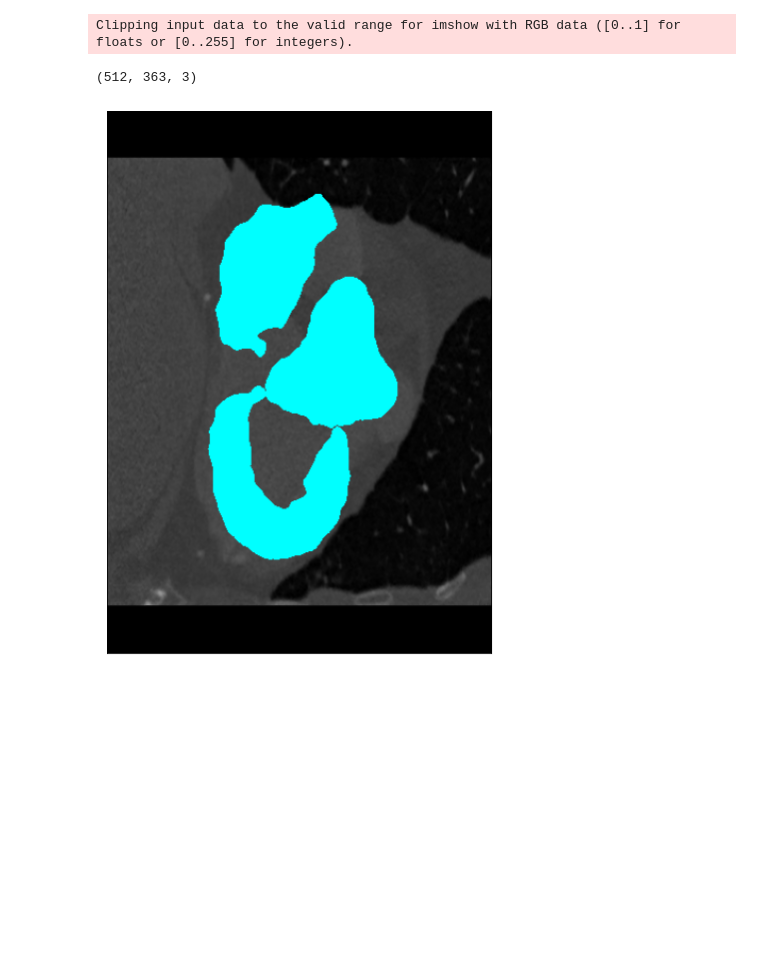
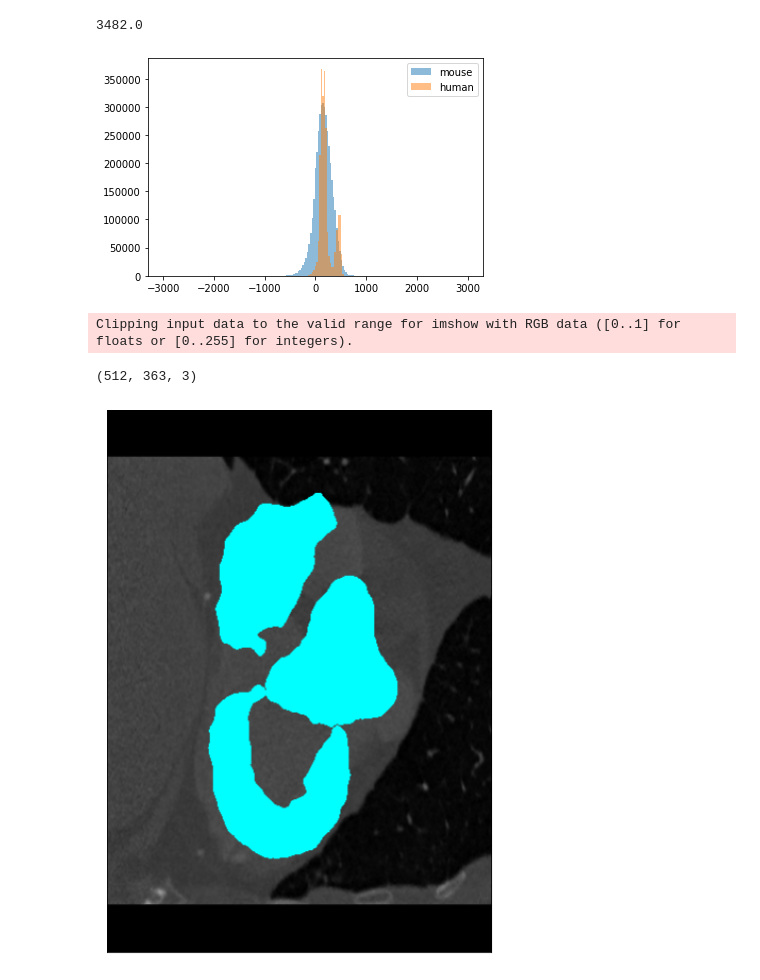
Before and after one commit to eyw2003/MicroCTsegmentation, a Jupyter notebook: Noteooks/Human Heart Dataset Exploration.ipynb, the cells around one changed output. Cells and saved outputs as stored; diff of their text form; code cells hidden in the pictures; blank space fills up the shorter version.

```diff
--- a/Noteooks/Human Heart Dataset Exploration.ipynb
+++ b/Noteooks/Human Heart Dataset Exploration.ipynb
@@ -20,7 +20,7 @@ from ipywidgets import interact, interactive, IntSlider, ToggleButtons
 %matplotlib inline
 # %%
 BASE_PATH = Path('G:\ML Project Datasets\Medical Image\MM-WH 2017 Dataset')
-LABELS_TO_KEEP=[600,420,550,205]
+LABELS_TO_KEEP=[1,600,420,550,205]
 # %%
 
 def normalize(data):
@@ -37,2 +45,22 @@ image, label = load_case(BASE_PATH/'volumes'/'ct_train_1001_image.nii.gz',BASE_P
+# %%
+bins = np.linspace(-3000, 3000, 200)
+# %%
+np.max(image)
+# %% [output]
+3482.0
+# %%
+image1, label1 = load_case(BASE_PATH/'volumes'/'mouse_image.nii',BASE_PATH/'labels'/'mouse_label.nii.gz')
+image2, label2 = load_case(BASE_PATH/'volumes'/'ct_train_1002_image.nii.gz',BASE_PATH/'labels'/'ct_train_1002_label.nii.gz')
+label1=convert_labels(label1)
+label2=convert_labels(label2)
+p1=(image1)[label1==1]
+p2=(image2)[label2==1]
+# %%
+plt.hist(list(p1),bins, alpha=0.5, label='mouse')
+plt.hist(list(p2),bins, alpha=0.5, label='human')
+plt.legend(loc='upper right')
+plt.show()
+# %% [output]
+[figure, added]
 # %%
 image=normalize(image)
```
Also changed, not shown: parts of 4 cells of this notebook, 6 other files.
